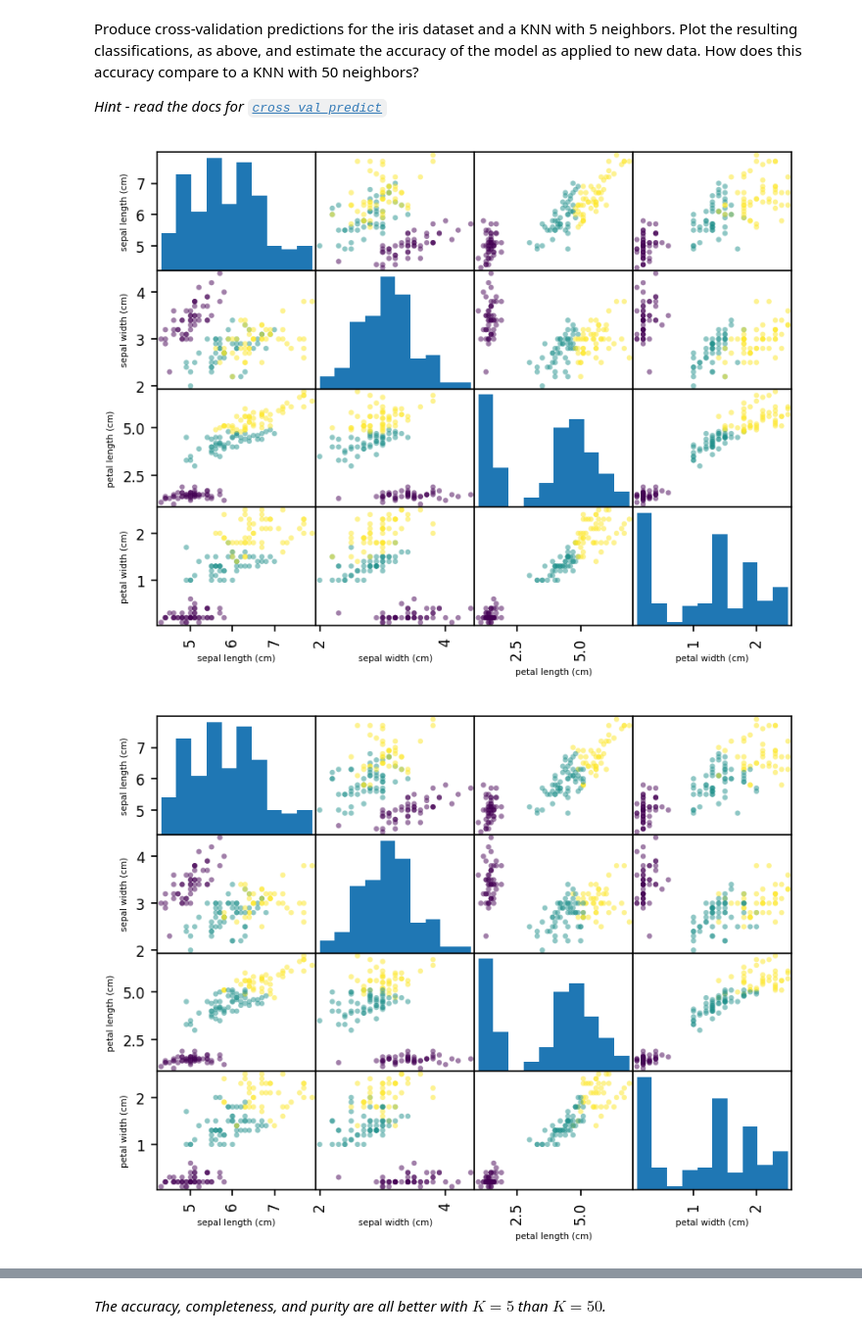
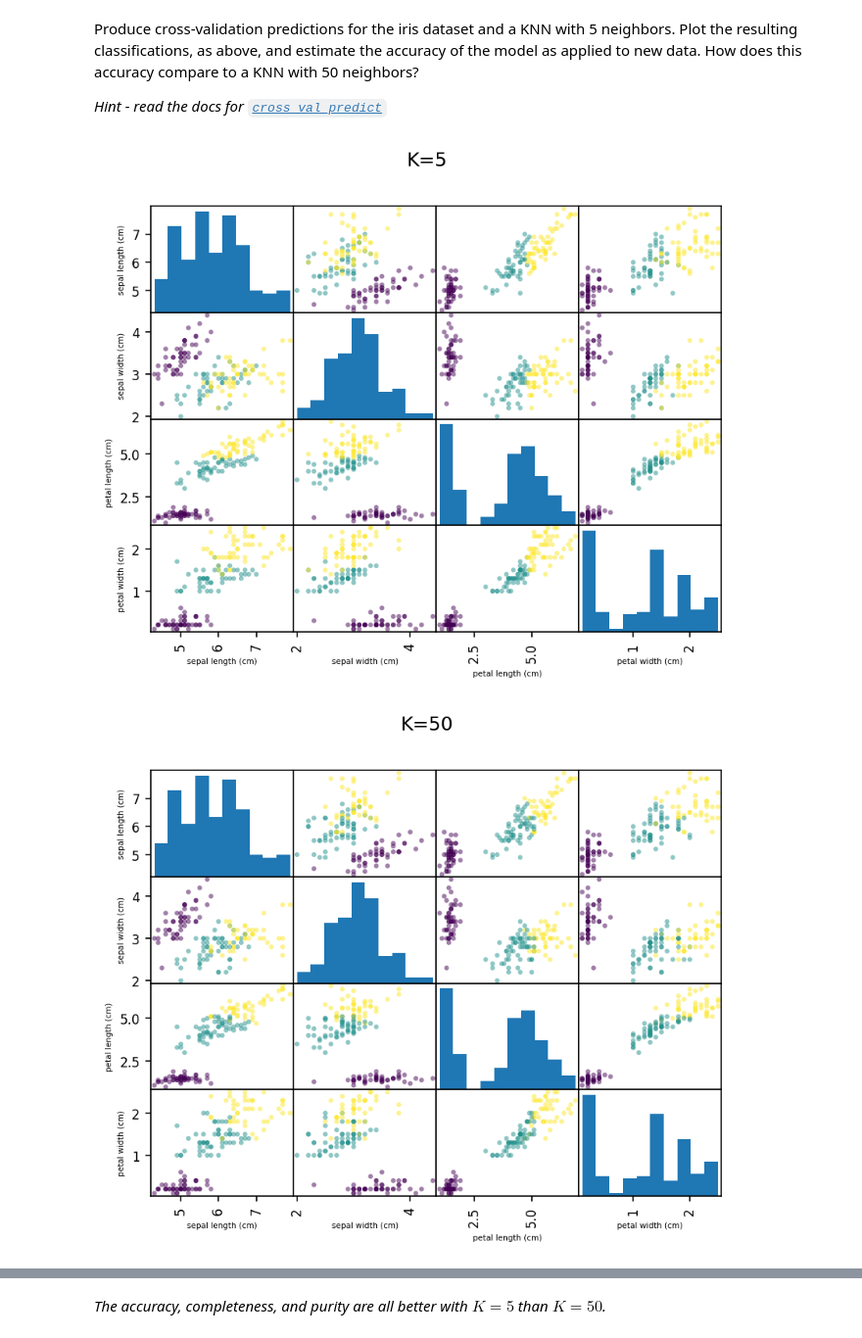
Before and after one commit to ASTR154/classification, a Jupyter notebook: classification.ipynb, the cells around one changed output, grey strips where cells are left out. Shown at 98% size. Cells and saved outputs as stored; diff of their text form; code cells hidden in the pictures.

```diff
--- a/classification.ipynb
+++ b/classification.ipynb
@@ -112,25 +112,27 @@ Produce cross-validation predictions for the iris dataset and a KNN with 5 neigh
 # %%
 from sklearn.model_selection import cross_val_predict
 
 kn5 = KNeighborsClassifier(n_neighbors=5)
 cluster5 = cross_val_predict(kn5,iris_frame, iris['target'])
 scatter5 = pd.plotting.scatter_matrix(iris_frame, c=cluster5)
+plt.suptitle("K=5")
 
 kn50 = KNeighborsClassifier(n_neighbors=50)
 cluster50 = cross_val_predict(kn50,iris_frame, iris['target'])
 scatter50 = pd.plotting.scatter_matrix(iris_frame, c=cluster50)
+plt.suptitle("K=50")
 
 for scatter_plot in [scatter5, scatter50]:
     for ax in scatter_plot.ravel():
         ax.set_xlabel(ax.get_xlabel(), fontsize=5)
         ax.set_ylabel(ax.get_ylabel(), fontsize=5)
 plt.show()
 
 print_acp("K=5", cluster5, iris['target'], iris['target_names'])
 print_acp("K=50", cluster50, iris['target'], iris['target_names'])
 # %% [output]
-[figure, old version]
+[figure, new version]
-[figure, old version]
+[figure, new version]
 K=5:
         accuracy        = 0.9733333333333334
         completeness    = {'setosa': 1.0, 'versicolor': 0.94, 'virginica': 0.98}
```
Also changed, not shown: parts of 8 cells of this notebook.
